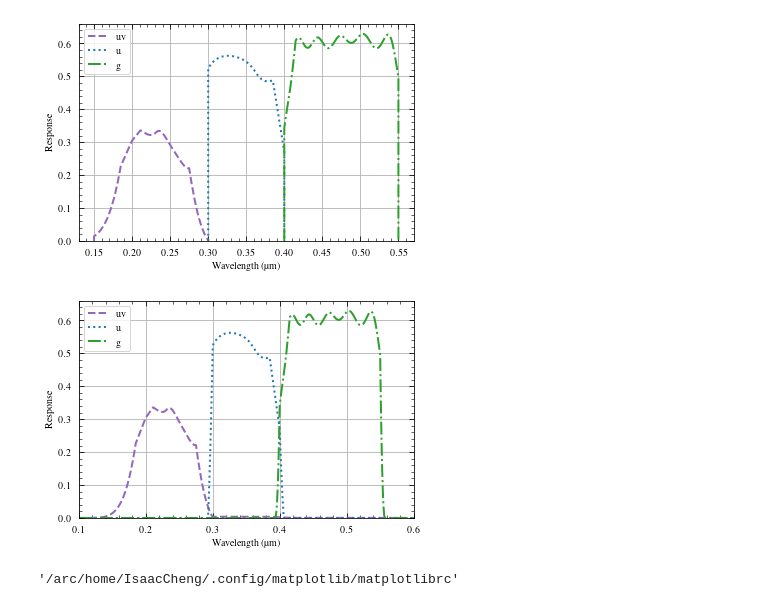
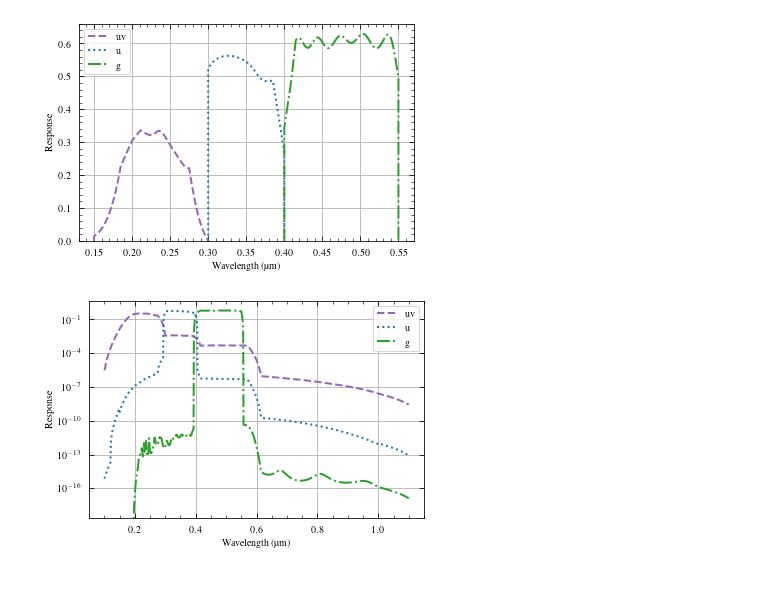
Before and after one commit to CASTOR-telescope/ETC, a Jupyter notebook: notebooks/show_passbands.ipynb, the cells around one changed output. Saved outputs shown, nothing was run; the diff lists cells and outputs as text; code cells hidden in the pictures.

```diff
--- a/notebooks/show_passbands.ipynb
+++ b/notebooks/show_passbands.ipynb
@@ -75,38 +75,34 @@ plt.show()
 #
 fig, ax = plt.subplots()
 for band in passbands:
     xvals = passbands[band][0]
     yvals = passbands[band][1]
     if band == "uv":
         color = "tab:purple"
         ls = "--"
     elif band == "u":
         color = "tab:blue"
         ls = ":"
     elif band == "g":
         color = "tab:green"
         ls = "-."
     else:
         raise ValueError("Band must be one of 'uv', 'u', or 'g'")
     ax.plot(
         passbands[band][0],
         passbands[band][1],
         color=color,
         ls=ls,
         lw=2,
         label=band,
     )
-ax.set_xlim(0.1, 0.6)
-ax.set_ylim(bottom=0)
+# ax.set_xlim(0.35, 0.45)
+ax.semilogy()
+# ax.set_ylim(bottom=0)
 ax.set_xlabel(r"Wavelength (\textmu m)")
 ax.set_ylabel("Response")
 ax.legend()
 fig.savefig(fp.OUTPATH + "passband_castor_v2.pdf")
 plt.show()
 # %% [output]
-[figure, old version]
+[figure, new version]
-# %%
-import matplotlib as mpl
-mpl.matplotlib_fname()
-# %% [output]
-'/arc/home/IsaacCheng/.config/matplotlib/matplotlibrc'
```
Also changed, not shown: parts of 1 cell of this notebook, 1 other file.
